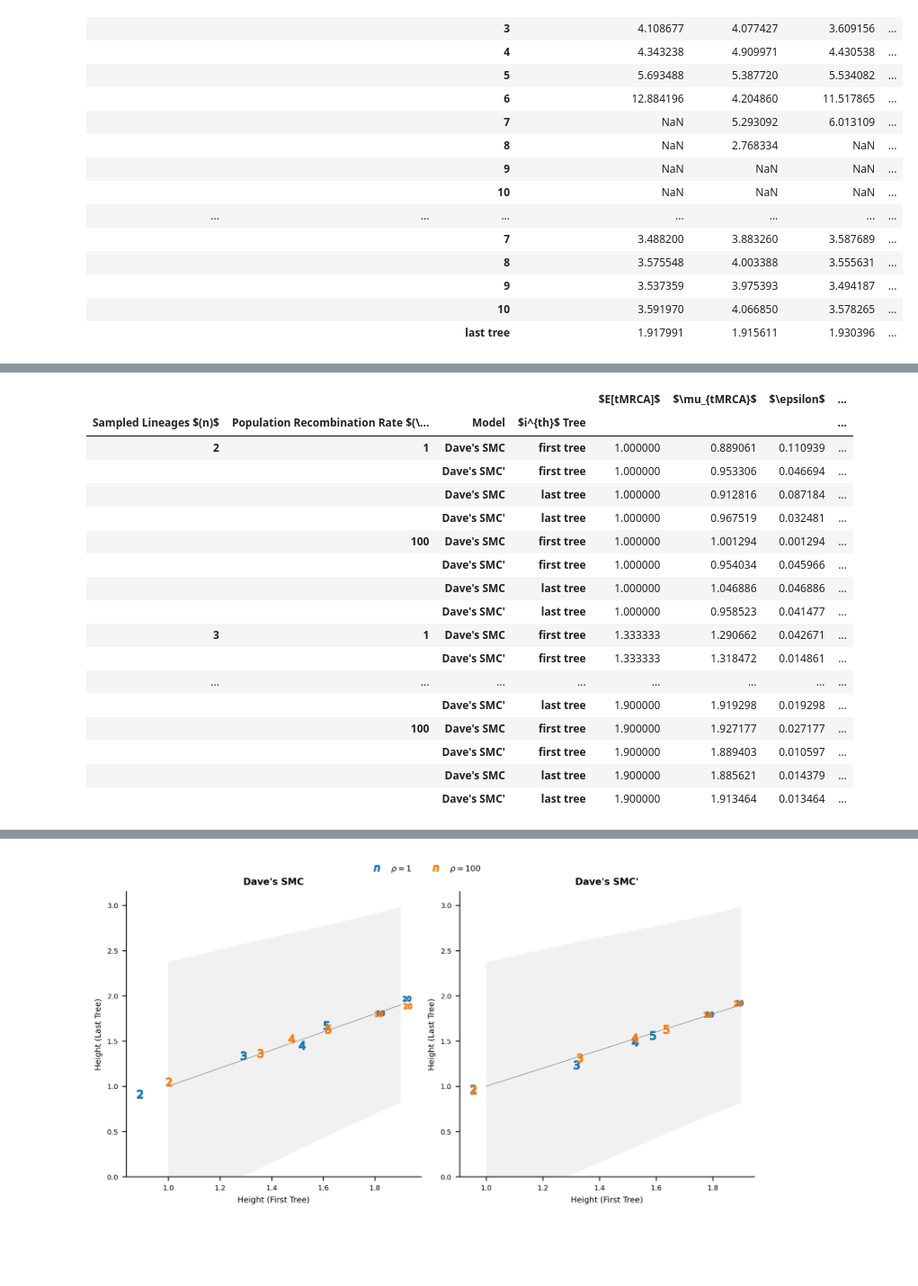
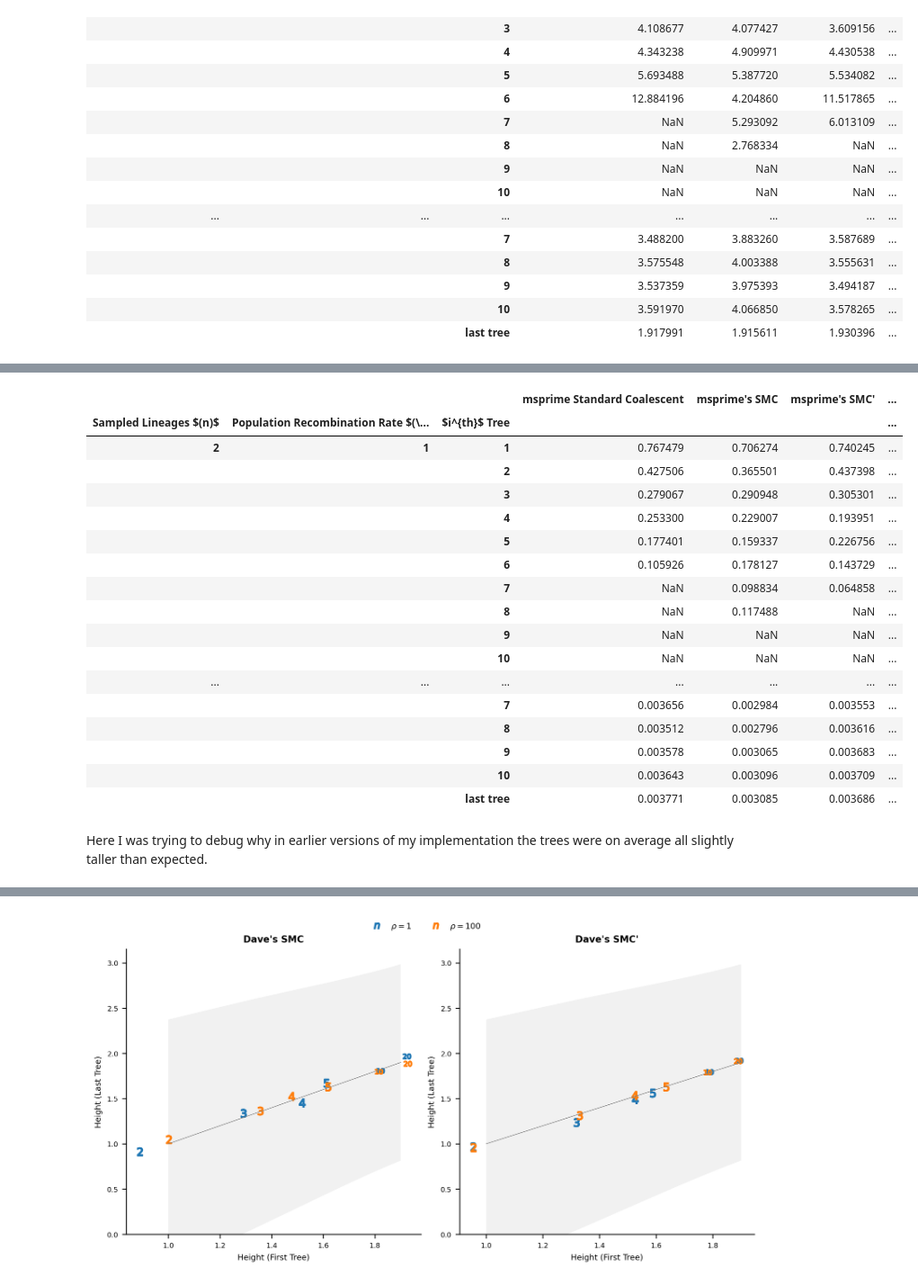
Before and after one commit to David-Peede/smc-working-group, a Jupyter notebook: smc/smc_implementation.ipynb, the cells around one changed output, grey strips where cells are left out. Shown at 90% size. Cells and saved outputs as stored; diff of their text form; code cells hidden in the pictures; blank space fills up the shorter version.

```diff
--- a/smc/smc_implementation.ipynb
+++ b/smc/smc_implementation.ipynb
@@ -625,3 +588,33 @@ height_df[height_df[r"Sampled Lineages $(n)$"] == 20].set_index(
+# %%
+# Show the ith tree height results.
+width_df.set_index(
+    [
+        r"Sampled Lineages $(n)$",
+        r"Population Recombination Rate $(\rho)$",
+        r"$i^{th}$ Tree",
+    ]
+)
+# %% [output]
+|  |  |  | msprime Standard Coalescent | msprime's SMC | msprime's SMC' | ... |
+| Sampled Lineages $(n)$ | Population Recombination Rate $(\... | $i^{th}$ Tree |  |  |  | ... |
+| 2 | 1 | 1 | 0.767479 | 0.706274 | 0.740245 | ... |
+|  |  | 2 | 0.427506 | 0.365501 | 0.437398 | ... |
+|  |  | 3 | 0.279067 | 0.290948 | 0.305301 | ... |
+|  |  | 4 | 0.253300 | 0.229007 | 0.193951 | ... |
+|  |  | 5 | 0.177401 | 0.159337 | 0.226756 | ... |
+|  |  | 6 | 0.105926 | 0.178127 | 0.143729 | ... |
+|  |  | 7 | NaN | 0.098834 | 0.064858 | ... |
+|  |  | 8 | NaN | 0.117488 | NaN | ... |
+|  |  | 9 | NaN | NaN | NaN | ... |
+|  |  | 10 | NaN | NaN | NaN | ... |
+| ... | ... | ... | ... | ... | ... | ... |
+|  |  | 7 | 0.003656 | 0.002984 | 0.003553 | ... |
+|  |  | 8 | 0.003512 | 0.002796 | 0.003616 | ... |
+|  |  | 9 | 0.003578 | 0.003065 | 0.003683 | ... |
+|  |  | 10 | 0.003643 | 0.003096 | 0.003709 | ... |
+|  |  | last tree | 0.003771 | 0.003085 | 0.003686 | ... |
+# %% [markdown]
+Here I was trying to debug why in earlier versions of my implementation the trees were on average all slightly taller than expected.
 # %%
 # Define a function to compute the expected tree height and variance.
 def e_v_height(n):
@@ -708,35 +701,6 @@ for n in ns:
 # Convert the dictionaries to data frames.
 avg_height_df = pd.DataFrame(data=df_e_height)
 var_height_df = pd.DataFrame(data=df_v_height)
-# %%
-# Show the first and last mean tree height qc results.
-avg_height_df.set_index(
-    [
-        r"Sampled Lineages $(n)$",
-        r"Population Recombination Rate $(\rho)$",
-        "Model",
-        r"$i^{th}$ Tree",
-    ]
-)
-# %% [output]
-|  |  |  |  | $E[tMRCA]$ | $\mu_{tMRCA}$ | $\epsilon$ | ... |
-| Sampled Lineages $(n)$ | Population Recombination Rate $(\... | Model | $i^{th}$ Tree |  |  |  | ... |
-| 2 | 1 | Dave's SMC | first tree | 1.000000 | 0.889061 | 0.110939 | ... |
-|  |  | Dave's SMC' | first tree | 1.000000 | 0.953306 | 0.046694 | ... |
-|  |  | Dave's SMC | last tree | 1.000000 | 0.912816 | 0.087184 | ... |
-|  |  | Dave's SMC' | last tree | 1.000000 | 0.967519 | 0.032481 | ... |
-|  | 100 | Dave's SMC | first tree | 1.000000 | 1.001294 | 0.001294 | ... |
-|  |  | Dave's SMC' | first tree | 1.000000 | 0.954034 | 0.045966 | ... |
-|  |  | Dave's SMC | last tree | 1.000000 | 1.046886 | 0.046886 | ... |
-|  |  | Dave's SMC' | last tree | 1.000000 | 0.958523 | 0.041477 | ... |
-| 3 | 1 | Dave's SMC | first tree | 1.333333 | 1.290662 | 0.042671 | ... |
-|  |  | Dave's SMC' | first tree | 1.333333 | 1.318472 | 0.014861 | ... |
-| ... | ... | ... | ... | ... | ... | ... | ... |
-|  |  | Dave's SMC' | last tree | 1.900000 | 1.919298 | 0.019298 | ... |
-|  | 100 | Dave's SMC | first tree | 1.900000 | 1.927177 | 0.027177 | ... |
-|  |  | Dave's SMC' | first tree | 1.900000 | 1.889403 | 0.010597 | ... |
-|  |  | Dave's SMC | last tree | 1.900000 | 1.885621 | 0.014379 | ... |
-|  |  | Dave's SMC' | last tree | 1.900000 | 1.913464 | 0.013464 | ... |
 # %%
 # Intialize figures and axes.
 fig, axes = plt.subplots(
```
Also changed, not shown: parts of 25 cells of this notebook, 7 other files.
